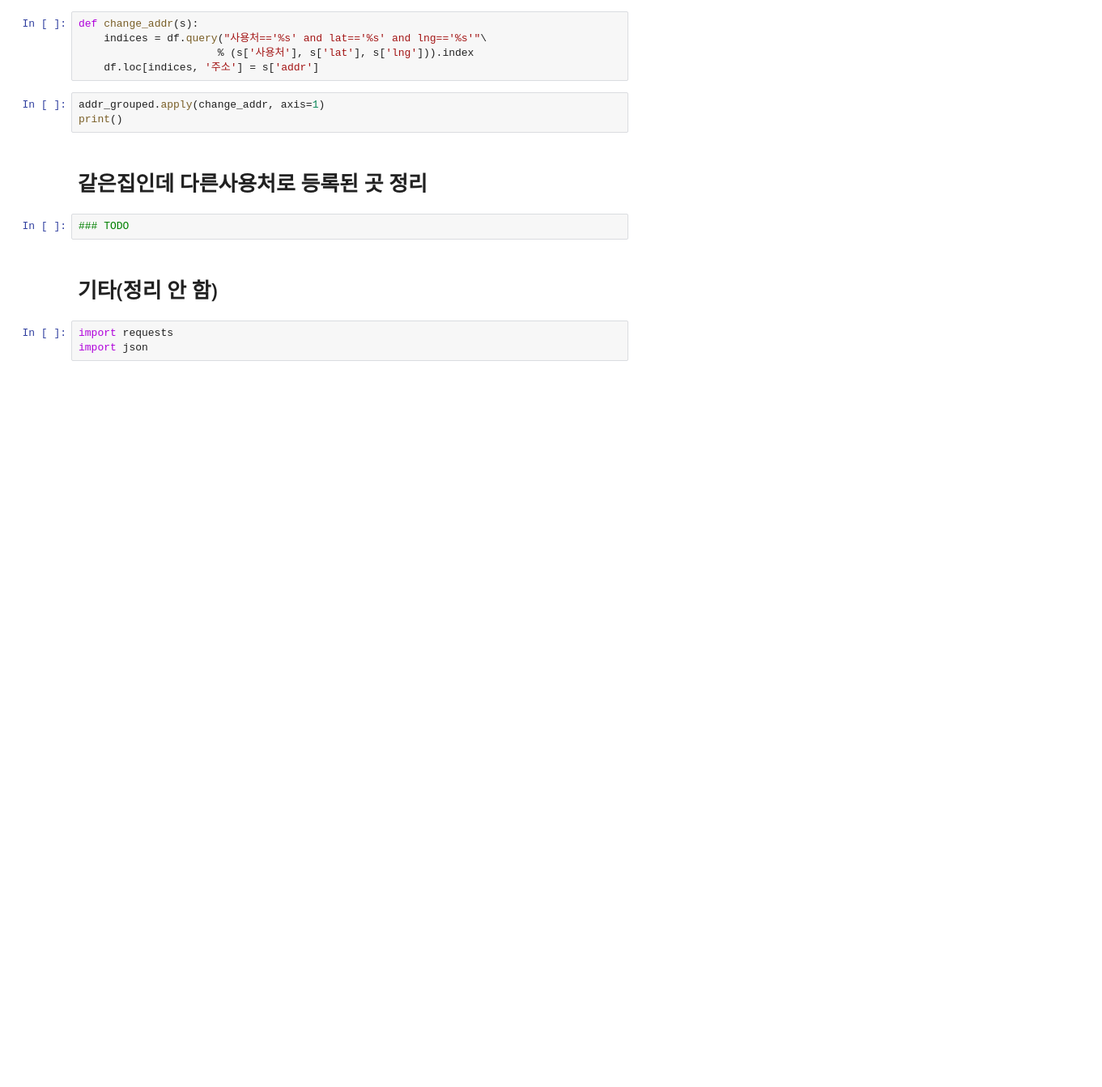
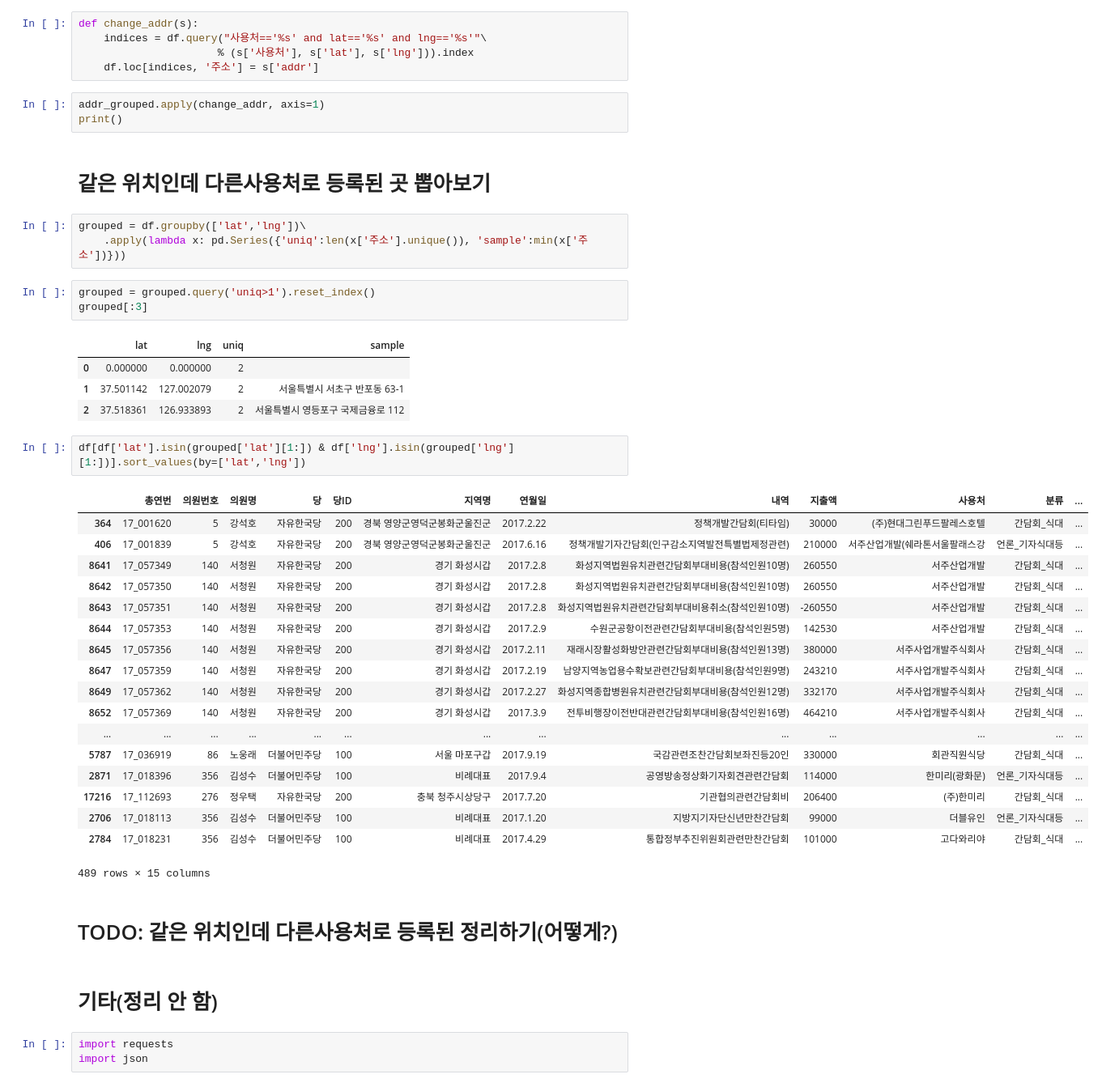
Before and after one commit to znmean/jonmat_data, a Jupyter notebook: jonmat.ipynb, the cells around one changed output. Shown at 81% size. Drawn from its saved outputs; the diff is of its cells as text; blank space fills up the shorter version.

```diff
--- a/jonmat.ipynb
+++ b/jonmat.ipynb
@@ -124,9 +124,41 @@ def change_addr(s):
 addr_grouped.apply(change_addr, axis=1)
 print()
 # %% [markdown]
-# 같은집인데 다른사용처로 등록된 곳 정리
+# 같은 위치인데 다른사용처로 등록된 곳 뽑아보기
-# %%
-### TODO
+# %%
+grouped = df.groupby(['lat','lng'])\
+    .apply(lambda x: pd.Series({'uniq':len(x['주소'].unique()), 'sample':min(x['주소'])}))
+# %%
+grouped = grouped.query('uniq>1').reset_index()
+grouped[:3]
+# %% [output]
+|  | lat | lng | uniq | sample |
+| 0 | 0.000000 | 0.000000 | 2 |  |
+| 1 | 37.501142 | 127.002079 | 2 | 서울특별시 서초구 반포동 63-1 |
+| 2 | 37.518361 | 126.933893 | 2 | 서울특별시 영등포구 국제금융로 112 |
+# %%
+df[df['lat'].isin(grouped['lat'][1:]) & df['lng'].isin(grouped['lng'][1:])].sort_values(by=['lat','lng'])
+# %% [output]
+|  | 총연번 | 의원번호 | 의원명 | 당 | 당ID | 지역명 | 연월일 | 내역 | 지출액 | 사용처 | 분류 | ... |
+| 364 | 17_001620 | 5 | 강석호 | 자유한국당 | 200 | 경북 영양군영덕군봉화군울진군 | 2017.2.22 | 정책개발간담회(티타임) | 30000 | (주)현대그린푸드팔레스호텔 | 간담회_식대 | ... |
+| 406 | 17_001839 | 5 | 강석호 | 자유한국당 | 200 | 경북 영양군영덕군봉화군울진군 | 2017.6.16 | 정책개발기자간담회(인구감소지역발전특별법제정관련) | 210000 | 서주산업개발(쉐라톤서울팔래스강 | 언론_기자식대등 | ... |
+| 8641 | 17_057349 | 140 | 서청원 | 자유한국당 | 200 | 경기 화성시갑 | 2017.2.8 | 화성지역법원유치관련간담회부대비용(참석인원10명) | 260550 | 서주산업개발 | 간담회_식대 | ... |
+| 8642 | 17_057350 | 140 | 서청원 | 자유한국당 | 200 | 경기 화성시갑 | 2017.2.8 | 화성지역법원유치관련간담회부대비용(참석인원10명) | 260550 | 서주산업개발 | 간담회_식대 | ... |
+| 8643 | 17_057351 | 140 | 서청원 | 자유한국당 | 200 | 경기 화성시갑 | 2017.2.8 | 화성지역법원유치관련간담회부대비용취소(참석인원10명) | -260550 | 서주산업개발 | 간담회_식대 | ... |
+| 8644 | 17_057353 | 140 | 서청원 | 자유한국당 | 200 | 경기 화성시갑 | 2017.2.9 | 수원군공항이전관련간담회부대비용(참석인원5명) | 142530 | 서주산업개발 | 간담회_식대 | ... |
+| 8645 | 17_057356 | 140 | 서청원 | 자유한국당 | 200 | 경기 화성시갑 | 2017.2.11 | 재래시장활성화방안관련간담회부대비용(참석인원13명) | 380000 | 서주사업개발주식회사 | 간담회_식대 | ... |
+| 8647 | 17_057359 | 140 | 서청원 | 자유한국당 | 200 | 경기 화성시갑 | 2017.2.19 | 남양지역농업용수확보관련간담회부대비용(참석인원9명) | 243210 | 서주사업개발주식회사 | 간담회_식대 | ... |
+| 8649 | 17_057362 | 140 | 서청원 | 자유한국당 | 200 | 경기 화성시갑 | 2017.2.27 | 화성지역종합병원유치관련간담회부대비용(참석인원12명) | 332170 | 서주사업개발주식회사 | 간담회_식대 | ... |
+| 8652 | 17_057369 | 140 | 서청원 | 자유한국당 | 200 | 경기 화성시갑 | 2017.3.9 | 전투비행장이전반대관련간담회부대비용(참석인원16명) | 464210 | 서주사업개발주식회사 | 간담회_식대 | ... |
+| ... | ... | ... | ... | ... | ... | ... | ... | ... | ... | ... | ... | ... |
+| 5787 | 17_036919 | 86 | 노웅래 | 더불어민주당 | 100 | 서울 마포구갑 | 2017.9.19 | 국감관련조찬간담회보좌진등20인 | 330000 | 회관직원식당 | 간담회_식대 | ... |
+| 2871 | 17_018396 | 356 | 김성수 | 더불어민주당 | 100 | 비례대표 | 2017.9.4 | 공영방송정상화기자회견관련간담회 | 114000 | 한미리(광화문) | 언론_기자식대등 | ... |
+| 17216 | 17_112693 | 276 | 정우택 | 자유한국당 | 200 | 충북 청주시상당구 | 2017.7.20 | 기관협의관련간담회비 | 206400 | (주)한미리 | 간담회_식대 | ... |
+| 2706 | 17_018113 | 356 | 김성수 | 더불어민주당 | 100 | 비례대표 | 2017.1.20 | 지방지기자단신년만찬간담회 | 99000 | 더블유인 | 언론_기자식대등 | ... |
+| 2784 | 17_018231 | 356 | 김성수 | 더불어민주당 | 100 | 비례대표 | 2017.4.29 | 통합정부추진위원회관련만찬간담회 | 101000 | 고다와리야 | 간담회_식대 | ... |
+489 rows × 15 columns
+# %% [markdown]
+# TODO: 같은 위치인데 다른사용처로 등록된 정리하기(어떻게?)
 # %% [markdown]
 # 기타(정리 안 함)
 # %%
```
